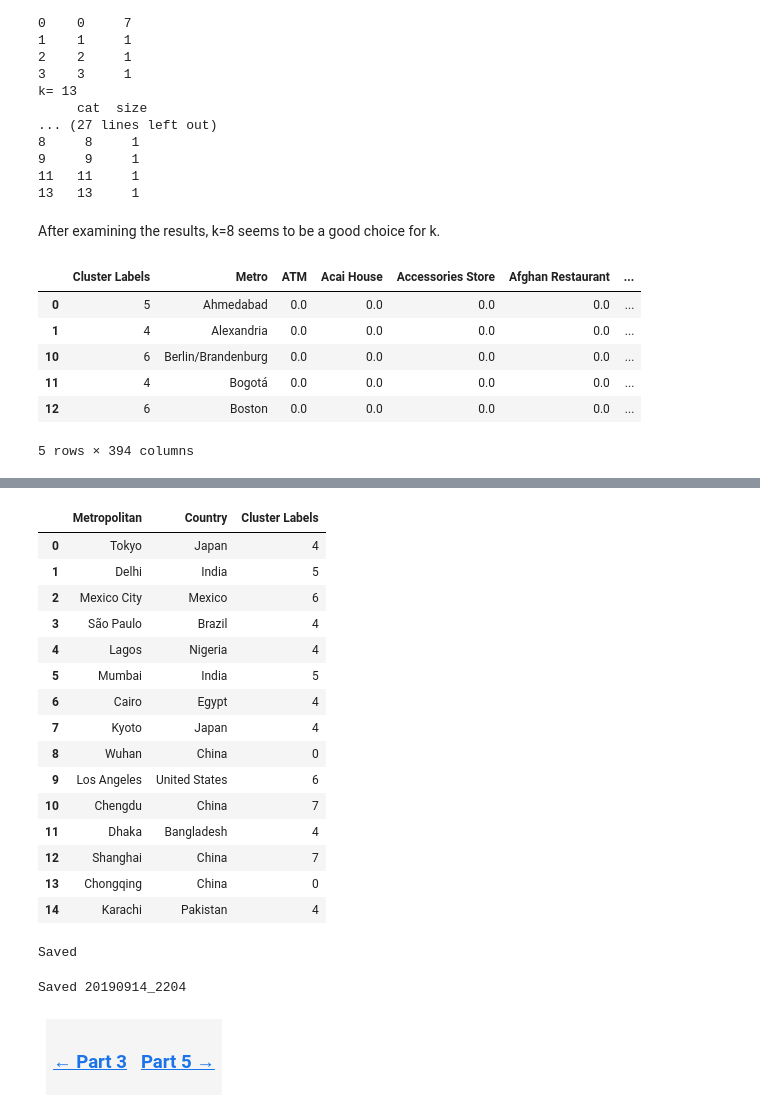
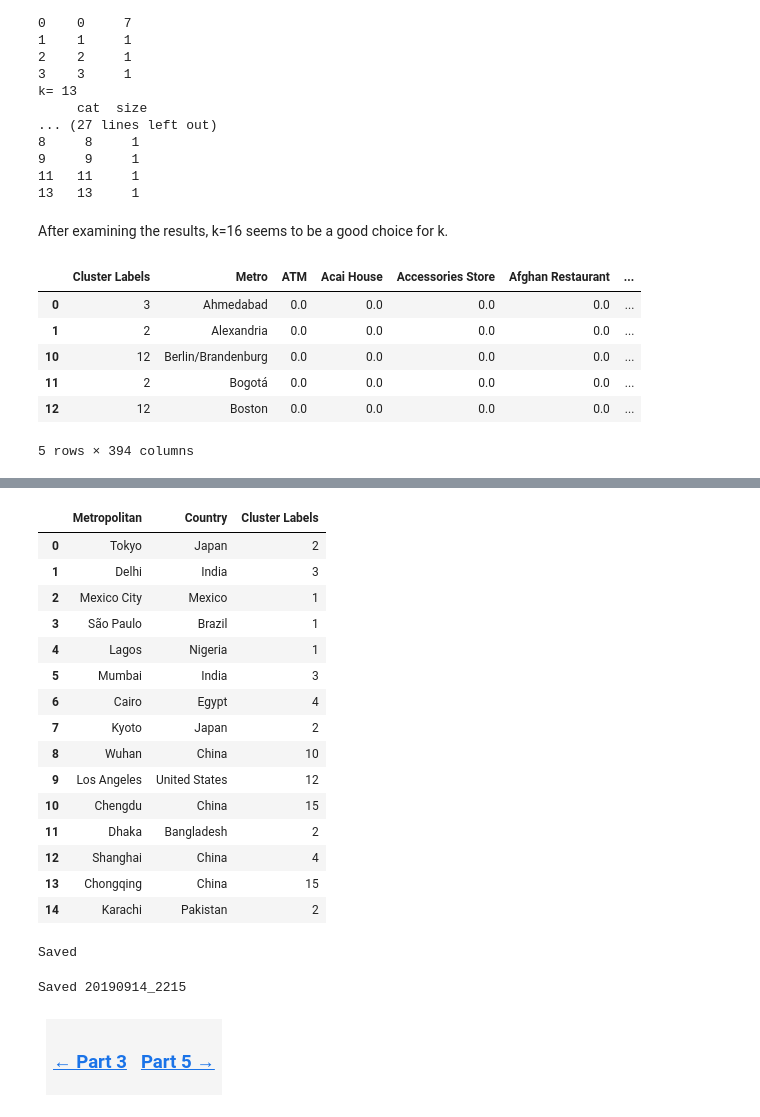
Before and after one commit to KathrynDH/Battle-of-the-Neighborhoods-FinalProject, a Jupyter notebook: Cluster Metro Areas.ipynb, the cells around one changed output, grey strips where cells are left out. Cells and saved outputs as stored; diff of their text form; code cells hidden in the pictures.

```diff
--- a/Cluster Metro Areas.ipynb
+++ b/Cluster Metro Areas.ipynb
@@ -128,19 +128,19 @@ k= 13
 11   11     1
 13   13     1
 # %% [markdown]
-After examining the results, k=8 seems to be a good choice for k.
+After examining the results, k=16 seems to be a good choice for k.
 # %%
 #Add cluster labels
-best_k = 8
+best_k = 16
 df_onehot.insert(0, 'Cluster Labels', label_list[best_k-1])
 df_onehot.head()
 # %% [output]
 |  | Cluster Labels | Metro | ATM | Acai House | Accessories Store | Afghan Restaurant | ... |
-| 0 | 5 | Ahmedabad | 0.0 | 0.0 | 0.0 | 0.0 | ... |
-| 1 | 4 | Alexandria | 0.0 | 0.0 | 0.0 | 0.0 | ... |
-| 10 | 6 | Berlin/Brandenburg | 0.0 | 0.0 | 0.0 | 0.0 | ... |
-| 11 | 4 | Bogotá | 0.0 | 0.0 | 0.0 | 0.0 | ... |
-| 12 | 6 | Boston | 0.0 | 0.0 | 0.0 | 0.0 | ... |
+| 0 | 3 | Ahmedabad | 0.0 | 0.0 | 0.0 | 0.0 | ... |
+| 1 | 2 | Alexandria | 0.0 | 0.0 | 0.0 | 0.0 | ... |
+| 10 | 12 | Berlin/Brandenburg | 0.0 | 0.0 | 0.0 | 0.0 | ... |
+| 11 | 2 | Bogotá | 0.0 | 0.0 | 0.0 | 0.0 | ... |
+| 12 | 12 | Boston | 0.0 | 0.0 | 0.0 | 0.0 | ... |
 5 rows × 394 columns
 # %%
 #Add cluster labels
@@ -158,21 +158,21 @@ df_New.head()
 df_New.loc[:,['Metropolitan','Country','Cluster Labels']].head(15)
 # %% [output]
 |  | Metropolitan | Country | Cluster Labels |
-| 0 | Tokyo | Japan | 4 |
-| 1 | Delhi | India | 5 |
-| 2 | Mexico City | Mexico | 6 |
-| 3 | São Paulo | Brazil | 4 |
-| 4 | Lagos | Nigeria | 4 |
-| 5 | Mumbai | India | 5 |
+| 0 | Tokyo | Japan | 2 |
+| 1 | Delhi | India | 3 |
+| 2 | Mexico City | Mexico | 1 |
+| 3 | São Paulo | Brazil | 1 |
+| 4 | Lagos | Nigeria | 1 |
+| 5 | Mumbai | India | 3 |
 | 6 | Cairo | Egypt | 4 |
-| 7 | Kyoto | Japan | 4 |
-| 8 | Wuhan | China | 0 |
-| 9 | Los Angeles | United States | 6 |
-| 10 | Chengdu | China | 7 |
-| 11 | Dhaka | Bangladesh | 4 |
-| 12 | Shanghai | China | 7 |
-| 13 | Chongqing | China | 0 |
-| 14 | Karachi | Pakistan | 4 |
+| 7 | Kyoto | Japan | 2 |
+| 8 | Wuhan | China | 10 |
+| 9 | Los Angeles | United States | 12 |
+| 10 | Chengdu | China | 15 |
+| 11 | Dhaka | Bangladesh | 2 |
+| 12 | Shanghai | China | 4 |
+| 13 | Chongqing | China | 15 |
+| 14 | Karachi | Pakistan | 2 |
 # %%
 #Save dataframe to json file
 resource.Bucket(name=bucket).put_object(Key='VenueDataWithClusters.json', Body=df_New.to_json())
@@ -185,7 +185,7 @@ t = datetime.now().strftime('%Y%m%d_%H%M')
 resource.Bucket(name=bucket).put_object(Key='VenueDataWithClusters' + t + '.json', Body=df_New.to_json())
 print('Saved ' + t)
 # %% [output]
-Saved 20190914_2204
+Saved 20190914_2215
 # %% [markdown]
 <table style="width:100%">
     <tr>
```
